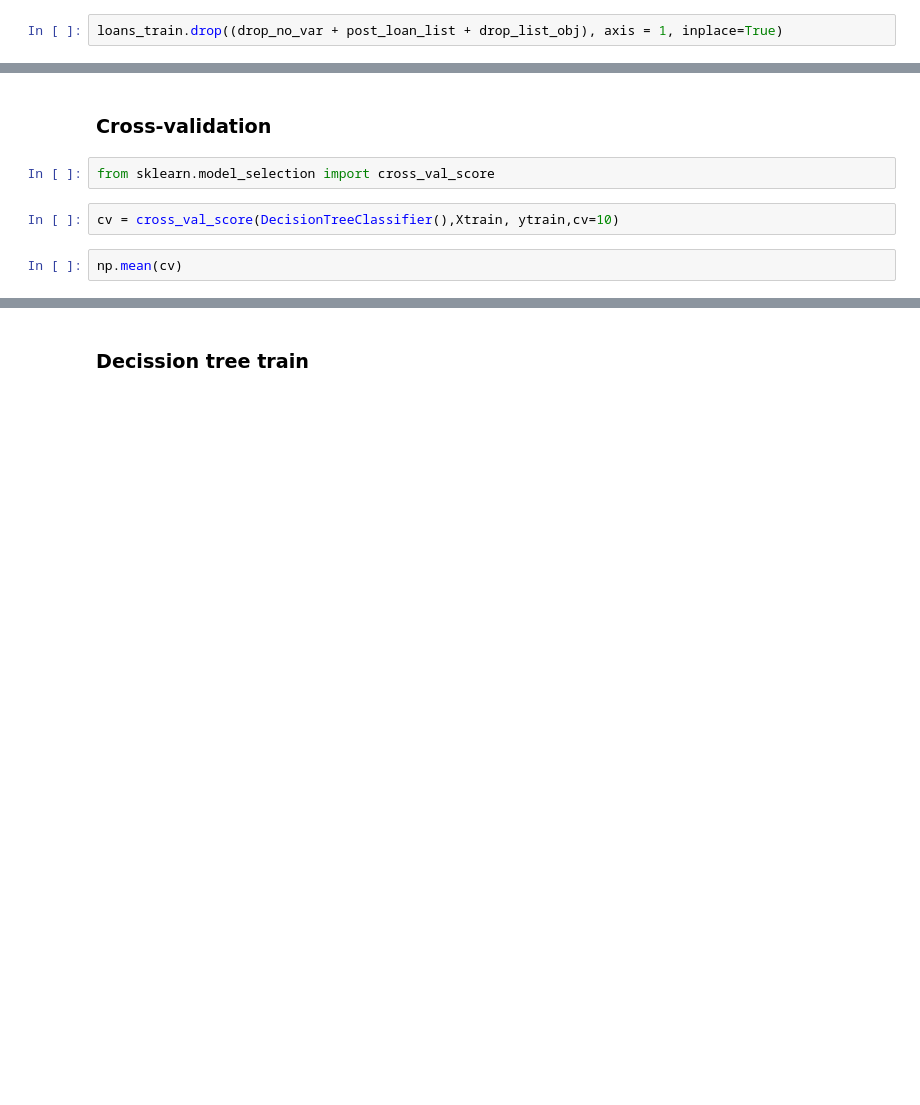
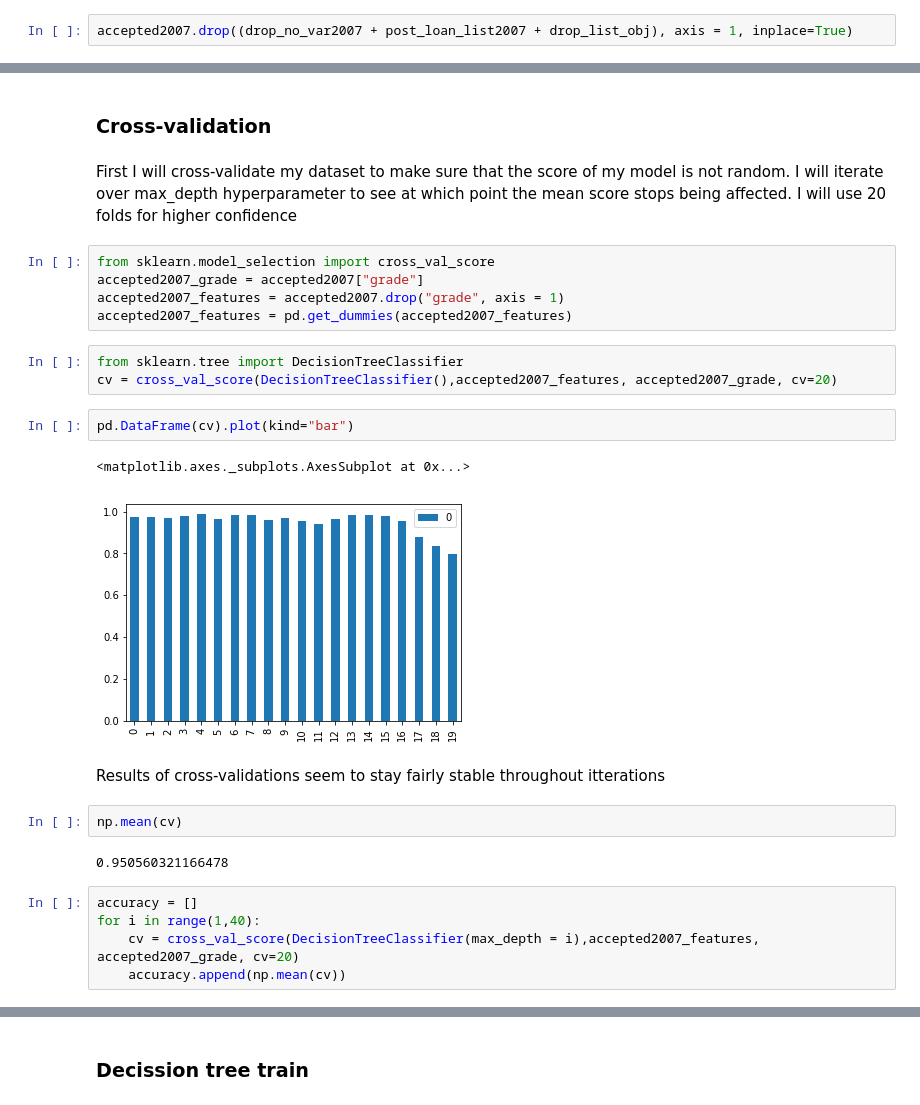
Before and after one commit to VilmaDaukantaite/final_project, a Jupyter notebook: machine_learning.ipynb, the cells around one changed output, grey strips where cells are left out. Saved outputs shown, nothing was run; the diff lists cells and outputs as text; blank space fills up the shorter version.

Commit message:
cleaned and commented ML file, added depth selection loop

```diff
--- a/machine_learning.ipynb
+++ b/machine_learning.ipynb
@@ -58,4 +35,4 @@ post_loan_list2016 = ["loan_status", "total_pymnt", "total_pymnt_inv", "total_re
 drop_list_obj = ["sub_grade", "emp_title", "title", "addr_state", "earliest_cr_line",
                  "issue_d", "desc"]
 # %%
-loans_train.drop((drop_no_var + post_loan_list + drop_list_obj), axis = 1, inplace=True)
+accepted2007.drop((drop_no_var2007 + post_loan_list2007 + drop_list_obj), axis = 1, inplace=True)
@@ -81,8 +49,28 @@ loans_train = pd.get_dummies(loans_train)
 # %% [markdown]
 ### Cross-validation
+# %% [markdown]
+First I will cross-validate my dataset to make sure that the score of my model is not random. I will iterate over max_depth hyperparameter to see at which point the mean score stops being affected. I will use 20 folds for higher confidence
+# %%
+from sklearn.model_selection import cross_val_score
+accepted2007_grade = accepted2007["grade"]
+accepted2007_features = accepted2007.drop("grade", axis = 1)
+accepted2007_features = pd.get_dummies(accepted2007_features)
 # %%
-from sklearn.model_selection import cross_val_score
+from sklearn.tree import DecisionTreeClassifier
+cv = cross_val_score(DecisionTreeClassifier(),accepted2007_features, accepted2007_grade, cv=20)
-# %%
-cv = cross_val_score(DecisionTreeClassifier(),Xtrain, ytrain,cv=10)
+# %%
+pd.DataFrame(cv).plot(kind="bar")
+# %% [output]
+<matplotlib.axes._subplots.AxesSubplot at 0x...>
+[figure, added]
+# %% [markdown]
+Results of cross-validations seem to stay fairly stable throughout itterations
 # %%
 np.mean(cv)
+# %% [output]
+0.950560321166478
+# %%
+accuracy = []
+for i in range(1,40):
+    cv = cross_val_score(DecisionTreeClassifier(max_depth = i),accepted2007_features, accepted2007_grade, cv=20)
+    accuracy.append(np.mean(cv))
```
Also changed, not shown: parts of 49 cells of this notebook.
